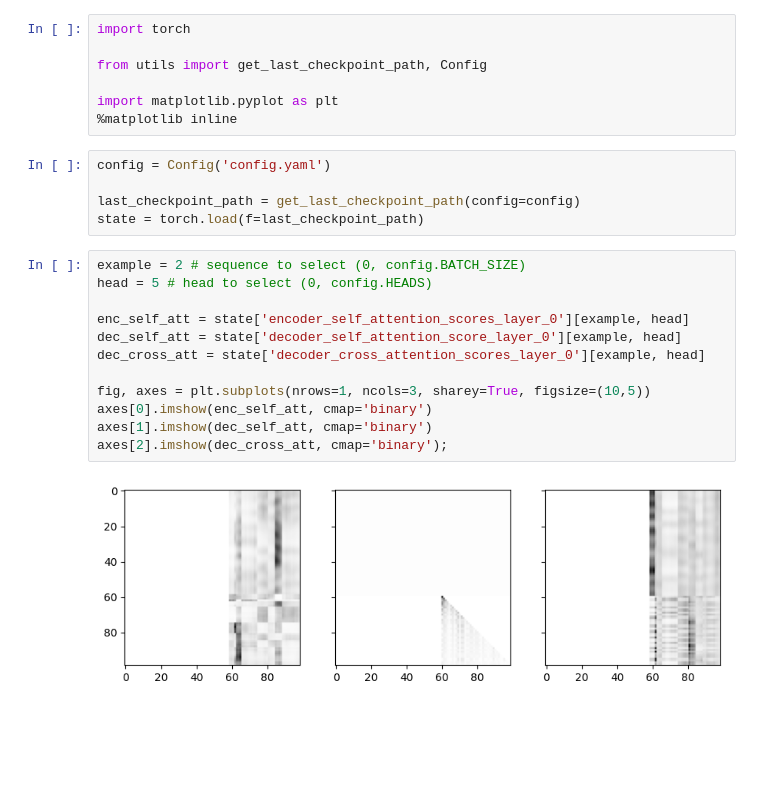
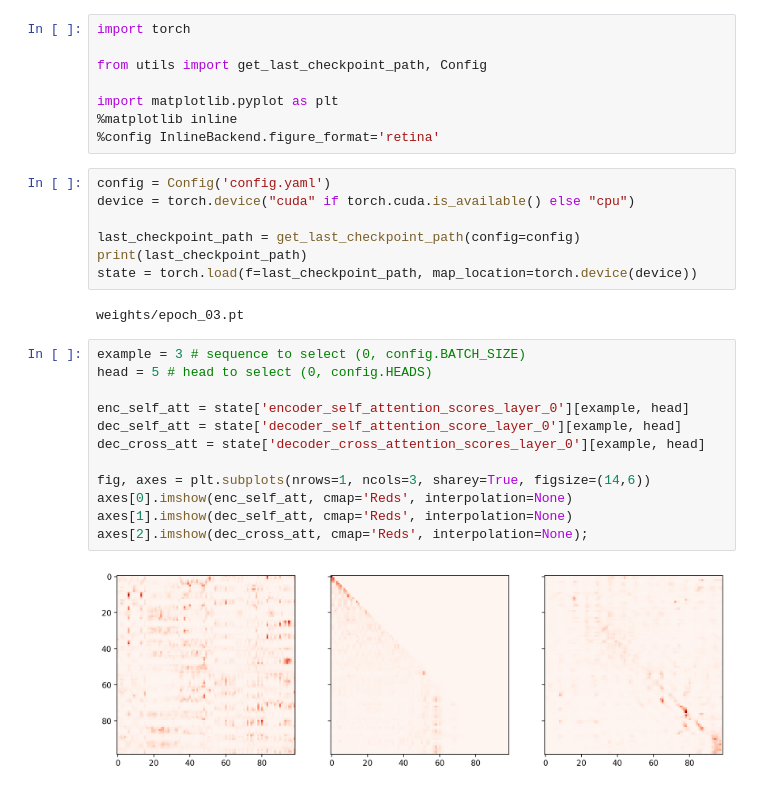
Before and after one commit to artmerinov/SAINT, a Jupyter notebook: attention_visualisation.ipynb, the cells around one changed output. Drawn from its saved outputs; the diff is of its cells as text; blank space fills up the shorter version.

Commit message:
upd visualisation

```diff
--- a/attention_visualisation.ipynb
+++ b/attention_visualisation.ipynb
@@ -5,22 +5,27 @@ from utils import get_last_checkpoint_path, Config
 
 import matplotlib.pyplot as plt
 %matplotlib inline
+%config InlineBackend.figure_format='retina'
 # %%
 config = Config('config.yaml')
+device = torch.device("cuda" if torch.cuda.is_available() else "cpu")
 
 last_checkpoint_path = get_last_checkpoint_path(config=config)
-state = torch.load(f=last_checkpoint_path)
+print(last_checkpoint_path)
+state = torch.load(f=last_checkpoint_path, map_location=torch.device(device))
+# %% [output]
+weights/epoch_03.pt
 # %%
-example = 2 # sequence to select (0, config.BATCH_SIZE)
+example = 3 # sequence to select (0, config.BATCH_SIZE)
 head = 5 # head to select (0, config.HEADS)
 
 enc_self_att = state['encoder_self_attention_scores_layer_0'][example, head]
 dec_self_att = state['decoder_self_attention_score_layer_0'][example, head]
 dec_cross_att = state['decoder_cross_attention_scores_layer_0'][example, head]
 
-fig, axes = plt.subplots(nrows=1, ncols=3, sharey=True, figsize=(10,5))
-axes[0].imshow(enc_self_att, cmap='binary')
-axes[1].imshow(dec_self_att, cmap='binary')
-axes[2].imshow(dec_cross_att, cmap='binary');
+fig, axes = plt.subplots(nrows=1, ncols=3, sharey=True, figsize=(14,6))
+axes[0].imshow(enc_self_att, cmap='Reds', interpolation=None)
+axes[1].imshow(dec_self_att, cmap='Reds', interpolation=None)
+axes[2].imshow(dec_cross_att, cmap='Reds', interpolation=None);
 # %% [output]
-[figure, old version]
+[figure, new version]
```
